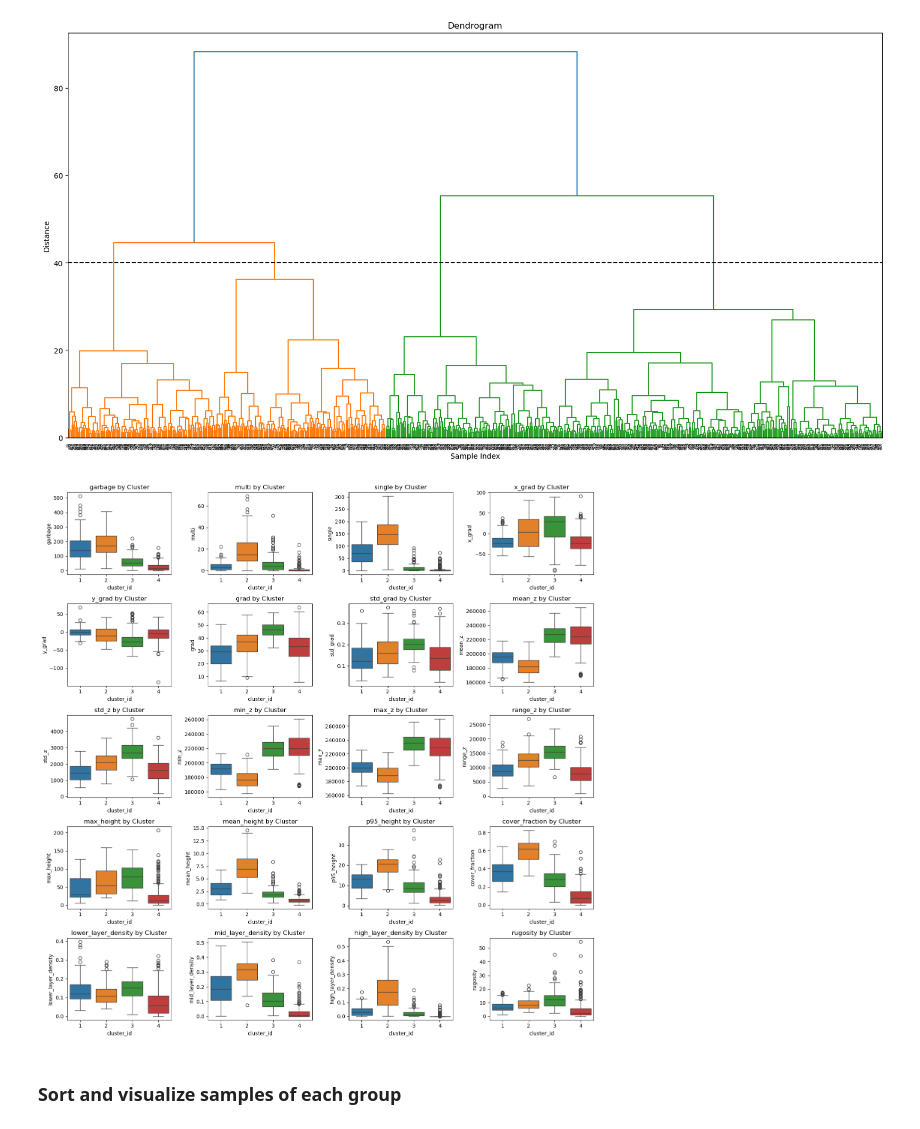
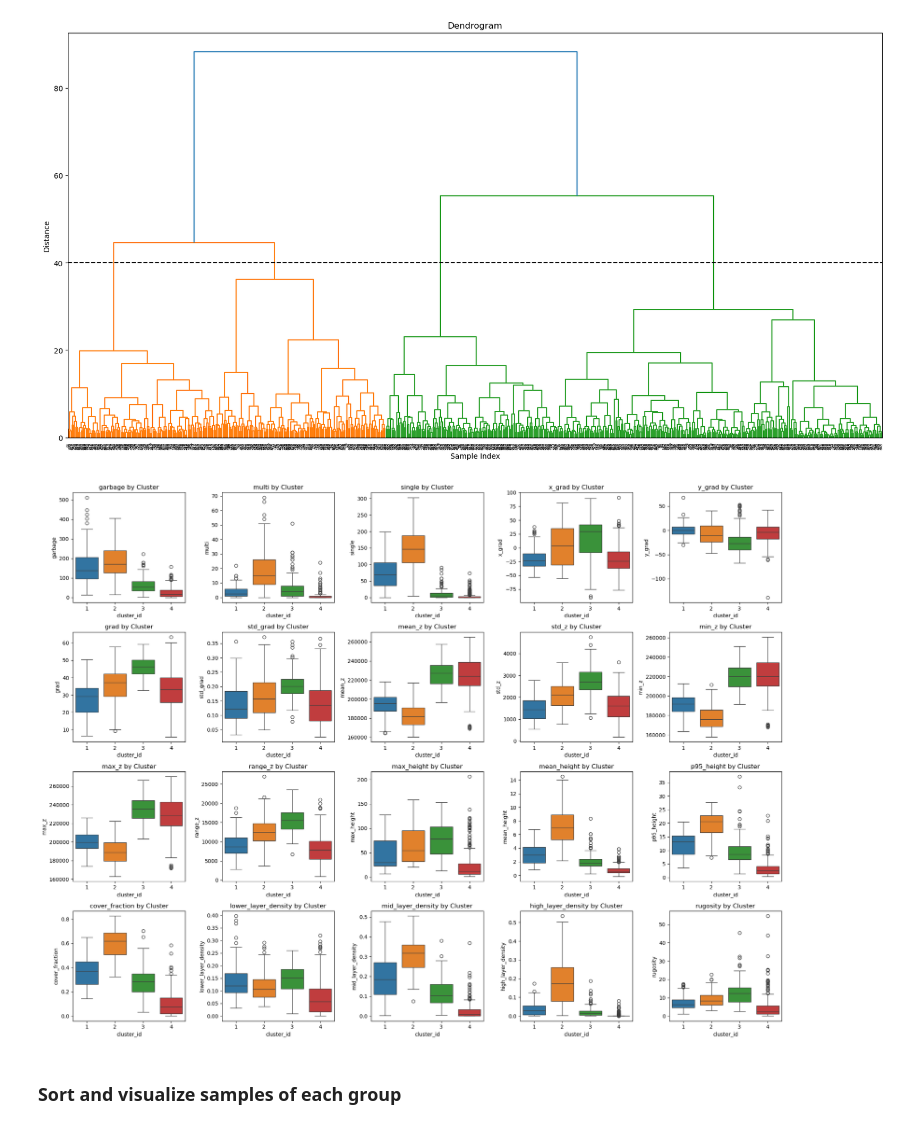
Before and after one commit to destoswa/PDM, a Jupyter notebook: notebooks/09_cluster_tiles.ipynb, the cells around one changed output. Cells and saved outputs as stored; diff of their text form; code cells hidden in the pictures.

```diff
--- a/notebooks/09_cluster_tiles.ipynb
+++ b/notebooks/09_cluster_tiles.ipynb
@@ -432,25 +432,25 @@ df.to_csv(os.path.join(src_dest, 'clustered.csv'), sep=';', index=False)
 # %%
 import matplotlib.pyplot as plt
 import seaborn as sns
 
 lst_features = list(df.columns)
 for x in ['tile_name', 'cluster_id', 'cluster']:
     if x in lst_features:
         lst_features.remove(x)
 
 num_rows = int(len(lst_features)**0.5)+1
 num_cols = (len(lst_features)+1) // num_rows
-fig, axis = plt.subplots(num_rows, num_cols, figsize=(15,15))
+fig, axis = plt.subplots(num_cols, num_rows,  figsize=(20,15))
 axis = axis.flatten()
 for feature_id, feature in enumerate(lst_features):
     sns.boxplot(data=df, x='cluster_id', y=feature, hue='cluster_id', legend=False, palette='tab10', ax=axis[feature_id])
     axis[feature_id].set_title(f'{feature} by Cluster')
 for ax_id in [x for x in range(len(axis)) if x >= len(lst_features)]:
     axis[ax_id].set_axis_off()
 plt.tight_layout()
 plt.show()
 # %% [output]
-[figure, old version]
+[figure, new version]
 # %% [markdown]
 ### Sort and visualize samples of each group
 # %%
```
Also changed, not shown: parts of 1 cell of this notebook, 8 other files.
